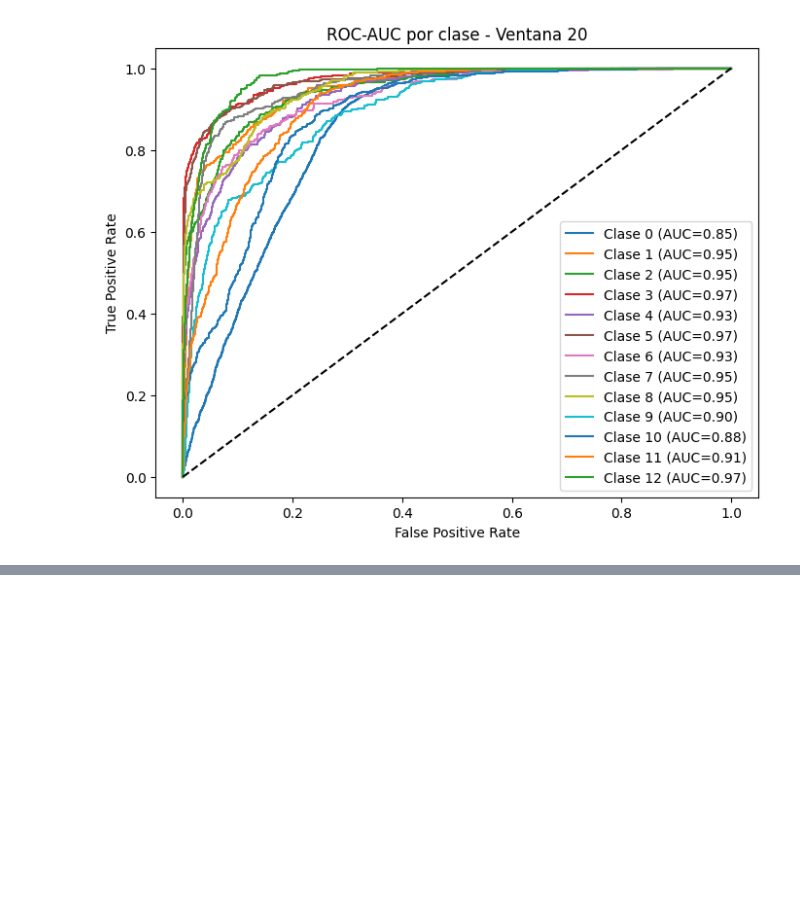
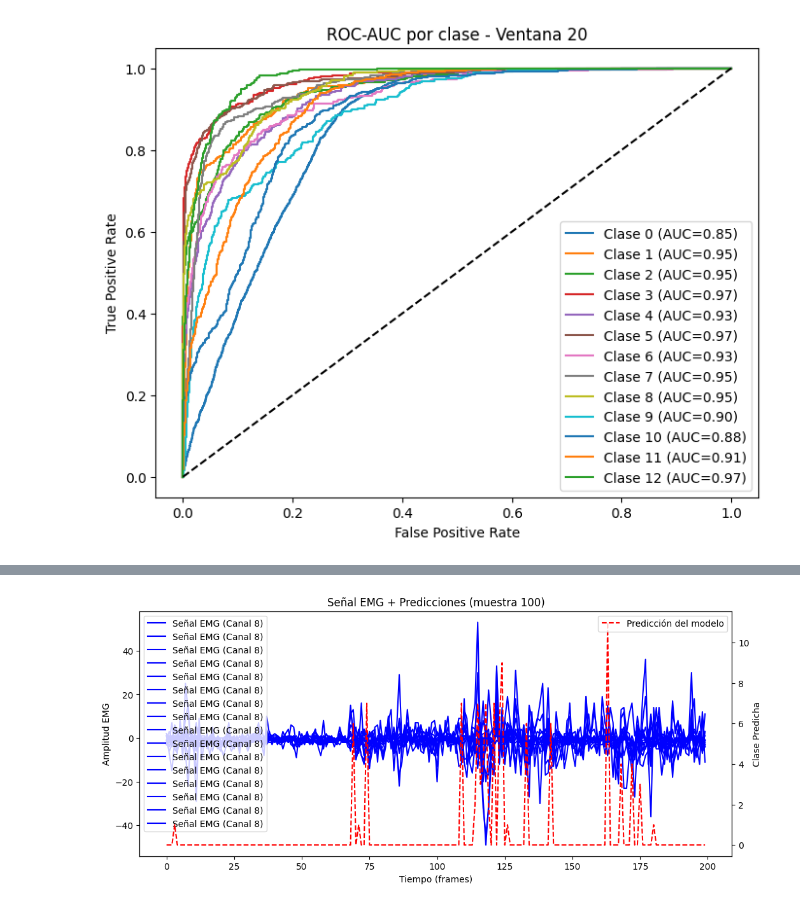
Before and after one commit to Haagila/Early-intent-detection-MindSpore-Huawei-, a Jupyter notebook: Mindspore.ipynb, the cells around one changed output, grey strips where cells are left out. Cells and saved outputs as stored; diff of their text form; code cells hidden in the pictures; blank space fills up the shorter version.

```diff
--- a/Mindspore.ipynb
+++ b/Mindspore.ipynb
@@ -471,0 +649,45 @@ plot_roc_auc(model20, X20, y20, "ROC-AUC por clase - Ventana 20")
+# %%
+import matplotlib.pyplot as plt
+import numpy as np
+import mindspore as ms
+from mindspore import Tensor
+
+def plot_emg_with_predictions(model, X, y, sample_idx=0, channel=0, window=200):
+    """
+    Muestra la señal EMG cruda de un canal y las predicciones frame a frame.
+    """
+    # Tomar un segmento de datos
+    X_seg = X[sample_idx:sample_idx+window]
+    y_seg = y[sample_idx:sample_idx+window]
+
+    # Señal EMG de un canal
+    emg_signal = X_seg[:, channel]
+
+    # Predicciones del modelo
+    preds = []
+    for i in range(len(X_seg)):
+        x_tensor = Tensor(np.expand_dims(X_seg[i], 0), ms.float32)
+        y_pred = model.predict(x_tensor).asnumpy().argmax(axis=1)
+        preds.append(y_pred[0])
+
+    # Graficar señal EMG
+    fig, ax1 = plt.subplots(figsize=(12,5))
+
+    ax1.plot(emg_signal, label=f"Señal EMG (Canal {channel})", color="blue")
+    ax1.set_xlabel("Tiempo (frames)")
+    ax1.set_ylabel("Amplitud EMG")
+    ax1.legend(loc="upper left")
+
+    # Graficar predicciones como una línea discreta
+    ax2 = ax1.twinx()
+    ax2.plot(preds, label="Predicción del modelo", color="red", linestyle="--")
+    ax2.set_ylabel("Clase Predicha")
+    ax2.legend(loc="upper right")
+
+    plt.title(f"Señal EMG + Predicciones (muestra {sample_idx})")
+    plt.show()
+
+# Ejemplo con modelo de ventana 20
+plot_emg_with_predictions(model20, X20, y20, sample_idx=100, channel=8, window=200)
+# %% [output]
+[figure, added]
```
Also changed, not shown: parts of 7 cells of this notebook.
